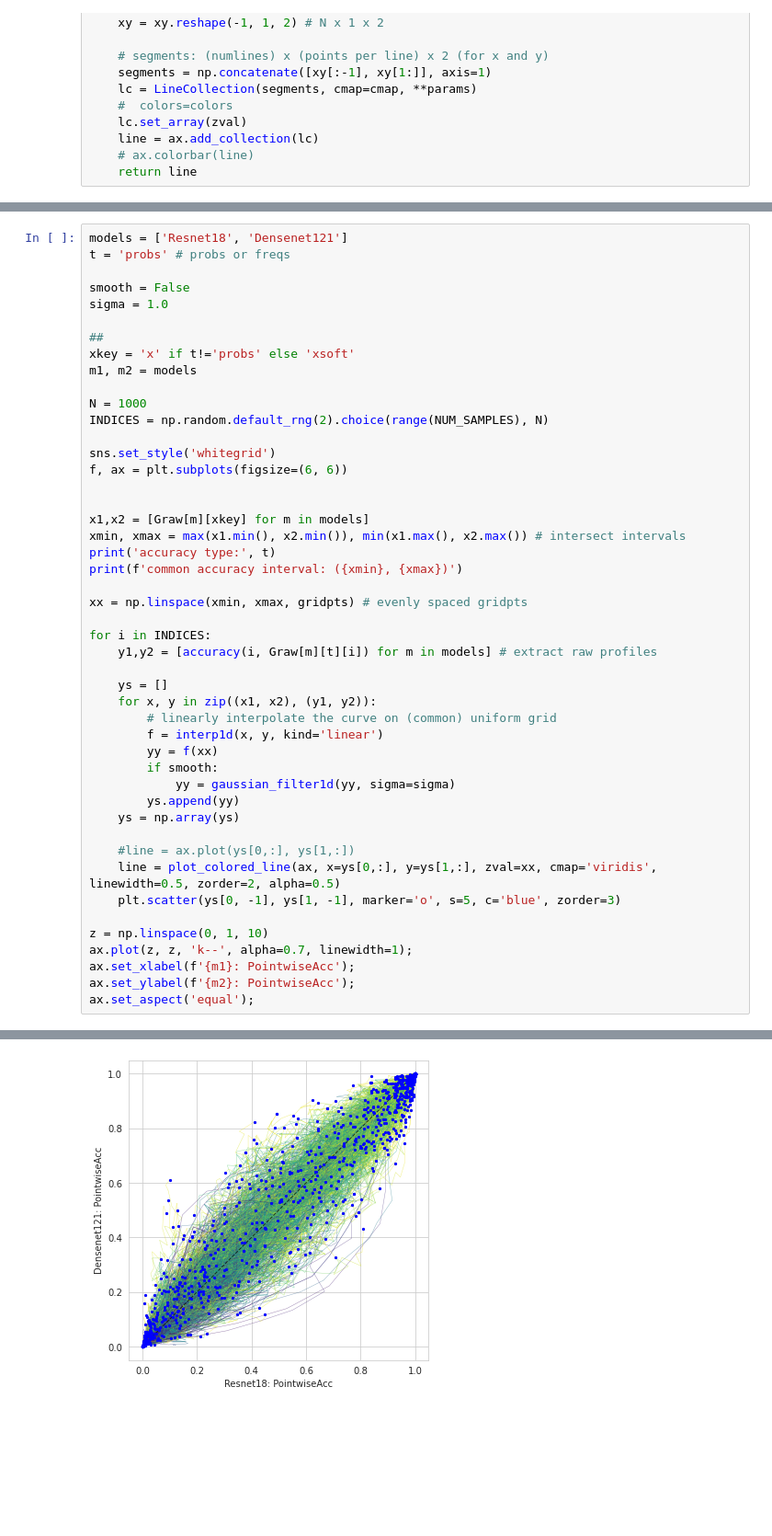
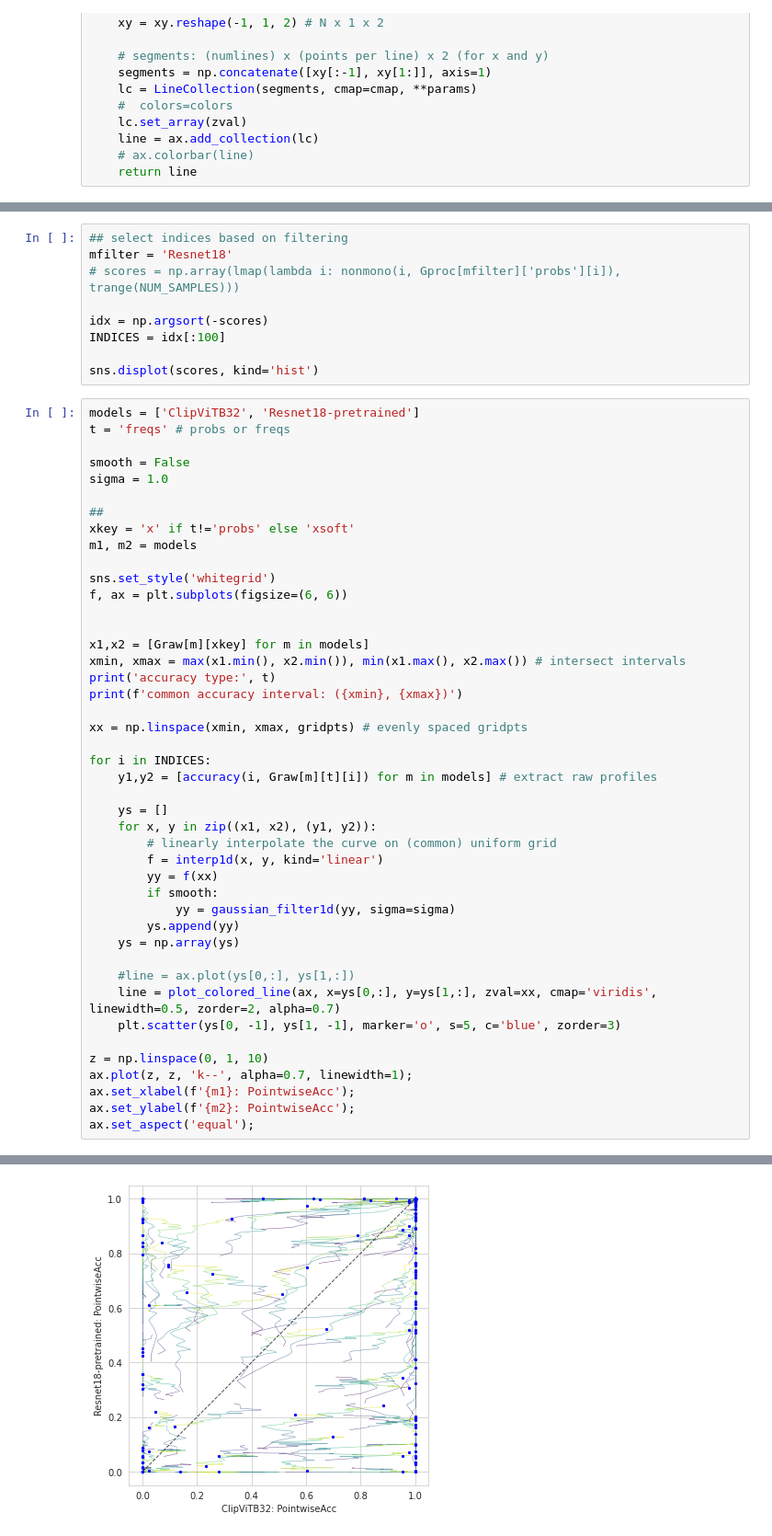
Before and after one commit to nikhil-ghosh-berkeley/dist-shift, a Jupyter notebook: preetum/jan3_scatter_curve.ipynb, the cells around one changed output, grey strips where cells are left out. Shown at 92% size. Saved outputs shown, nothing was run; the diff lists cells and outputs as text; blank space fills up the shorter version.

```diff
--- a/preetum/jan3_scatter_curve.ipynb
+++ b/preetum/jan3_scatter_curve.ipynb
@@ -121,6 +125,15 @@ def plot_colored_line(ax, x, y, zval, cmap, **params):
+# %%
+## select indices based on filtering
+mfilter = 'Resnet18'
+# scores = np.array(lmap(lambda i: nonmono(i, Gproc[mfilter]['probs'][i]), trange(NUM_SAMPLES)))
+
+idx = np.argsort(-scores)
+INDICES = idx[:100]
+
+sns.displot(scores, kind='hist')
 # %%
-models = ['Resnet18', 'Densenet121']
-t = 'probs' # probs or freqs
+models = ['ClipViTB32', 'Resnet18-pretrained']
+t = 'freqs' # probs or freqs
 
 smooth = False
 sigma = 1.0
@@ -128,9 +141,6 @@ sigma = 1.0
 ##
 xkey = 'x' if t!='probs' else 'xsoft'
 m1, m2 = models
-
-N = 1000
-INDICES = np.random.default_rng(2).choice(range(NUM_SAMPLES), N)
 
 sns.set_style('whitegrid')
 f, ax = plt.subplots(figsize=(6, 6))
@@ -157,7 +167,7 @@ for i in INDICES:
     ys = np.array(ys)
 
     #line = ax.plot(ys[0,:], ys[1,:])
-    line = plot_colored_line(ax, x=ys[0,:], y=ys[1,:], zval=xx, cmap='viridis', linewidth=0.5, zorder=2, alpha=0.5)
+    line = plot_colored_line(ax, x=ys[0,:], y=ys[1,:], zval=xx, cmap='viridis', linewidth=0.5, zorder=2, alpha=0.7)
     plt.scatter(ys[0, -1], ys[1, -1], marker='o', s=5, c='blue', zorder=3)
 
 z = np.linspace(0, 1, 10)
@@ -171 +181 @@ common accuracy interval: (0.03975791111588478, 0.6325629949569702)
-[figure, old version]
+[figure, new version]
```
Also changed, not shown: parts of 5 cells of this notebook, 5 other files.
